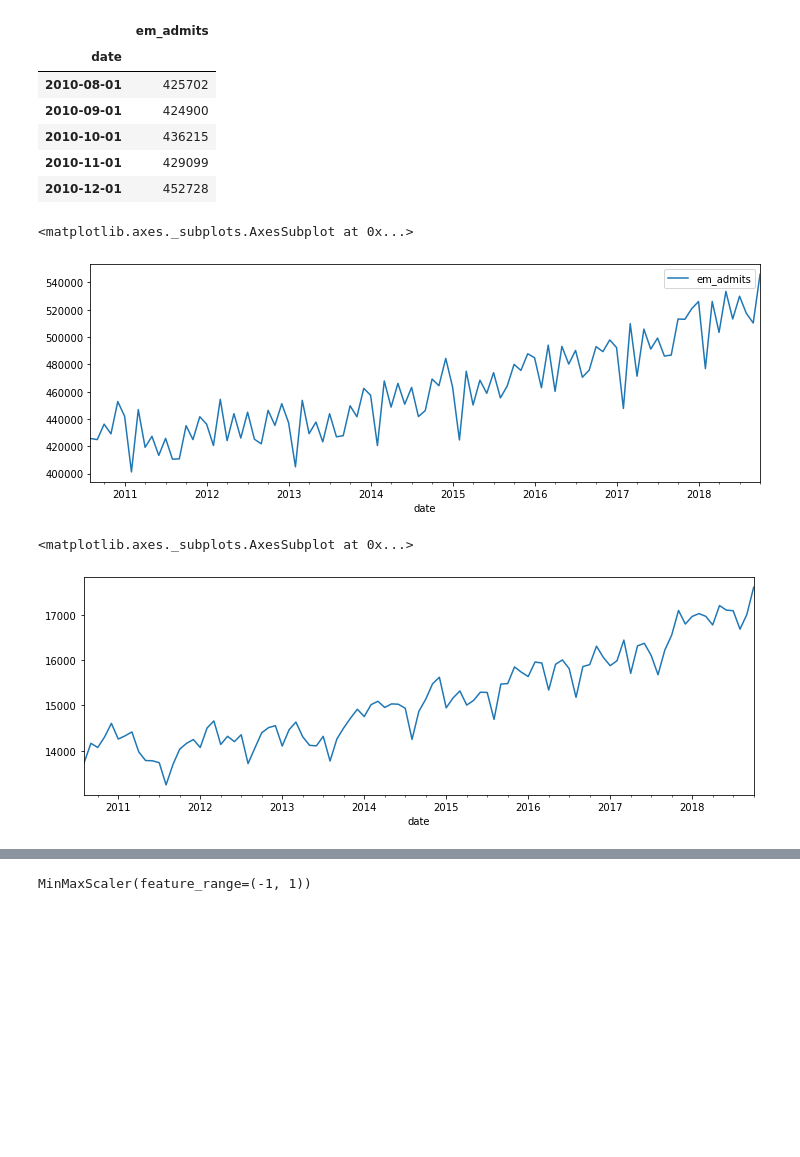
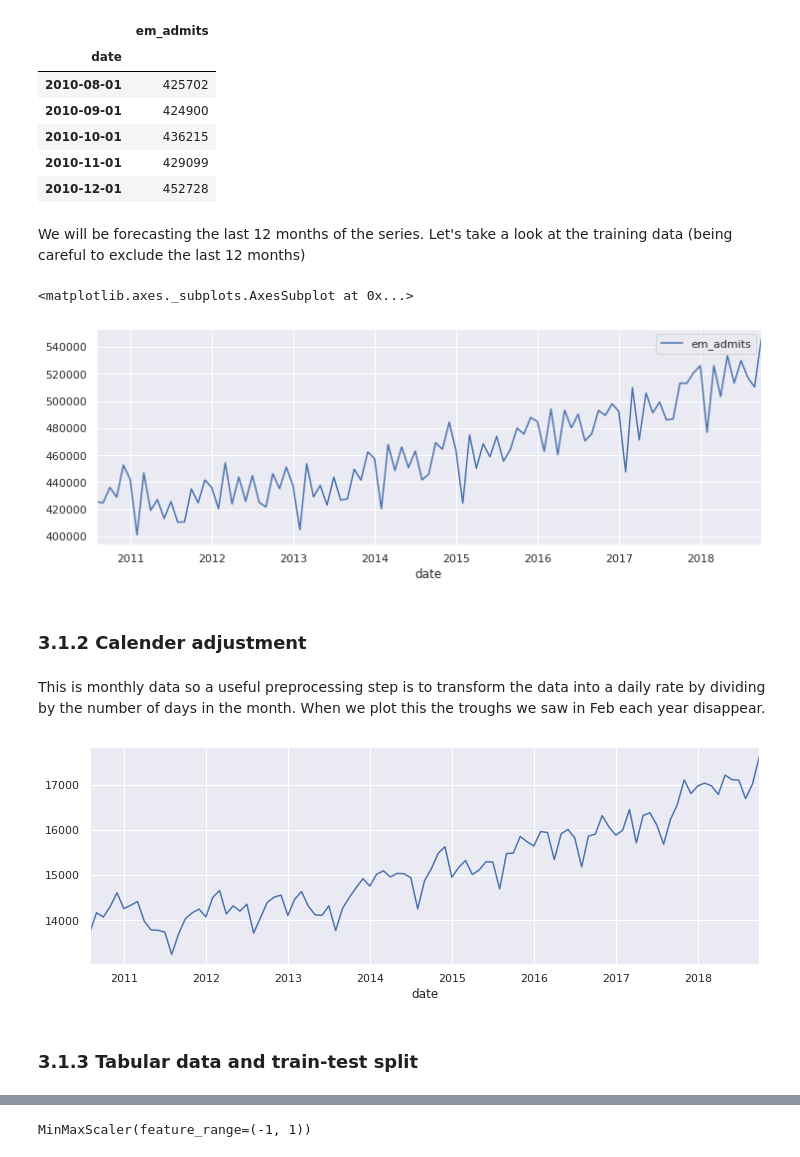
Before and after one commit to health-data-science-OR/forecasting, a Jupyter notebook: autoregression/autoregression2.ipynb, the cells around one changed output, grey strips where cells are left out. Saved outputs shown, nothing was run; the diff lists cells and outputs as text; code cells hidden in the pictures; blank space fills up the shorter version.

```diff
--- a/autoregression/autoregression2.ipynb
+++ b/autoregression/autoregression2.ipynb
@@ -544,7 +541,13 @@ train, test = em_admits[:len(em_admits)-12], em_admits[len(em_admits)-12:]
+# %% [markdown]
+We will be forecasting the last 12 months of the series.  Let's take a look at the training data (being careful to exclude the last 12 months)
 # %%
-train.plot(figsize=(12,4))
+em_admits[:len(em_admits)-12].plot(figsize=(12,4))
 # %% [output]
 <matplotlib.axes._subplots.AxesSubplot at 0x...>
-[figure, old version]
+[figure, new version]
+# %% [markdown]
+### 3.1.2 Calender adjustment
+# %% [markdown]
+This is monthly data so a useful preprocessing step is to transform the data into a daily rate by dividing by the number of days in the month. When we plot this the troughs we saw in Feb each year disappear.
 # %%
 admit_rate = em_admits['em_admits'] / em_admits.index.days_in_month
@@ -553,8 +554,9 @@ train, test = admit_rate[:len(admit_rate)-12], admit_rate[len(admit_rate)-12:]
 # %%
-train.plot(figsize=(12,4))
+admit_rate[:len(admit_rate)-12].plot(figsize=(12,4));
 # %% [output]
-<matplotlib.axes._subplots.AxesSubplot at 0x...>
-[figure, old version]
+[figure, new version]
+# %% [markdown]
+### 3.1.3 Tabular data and train-test split
 # %%
 #for clarity repeat the preprocessing
 X_train, y_train = sliding_window(admit_rate, window_size=12)
```
Also changed, not shown: parts of 25 cells of this notebook.
